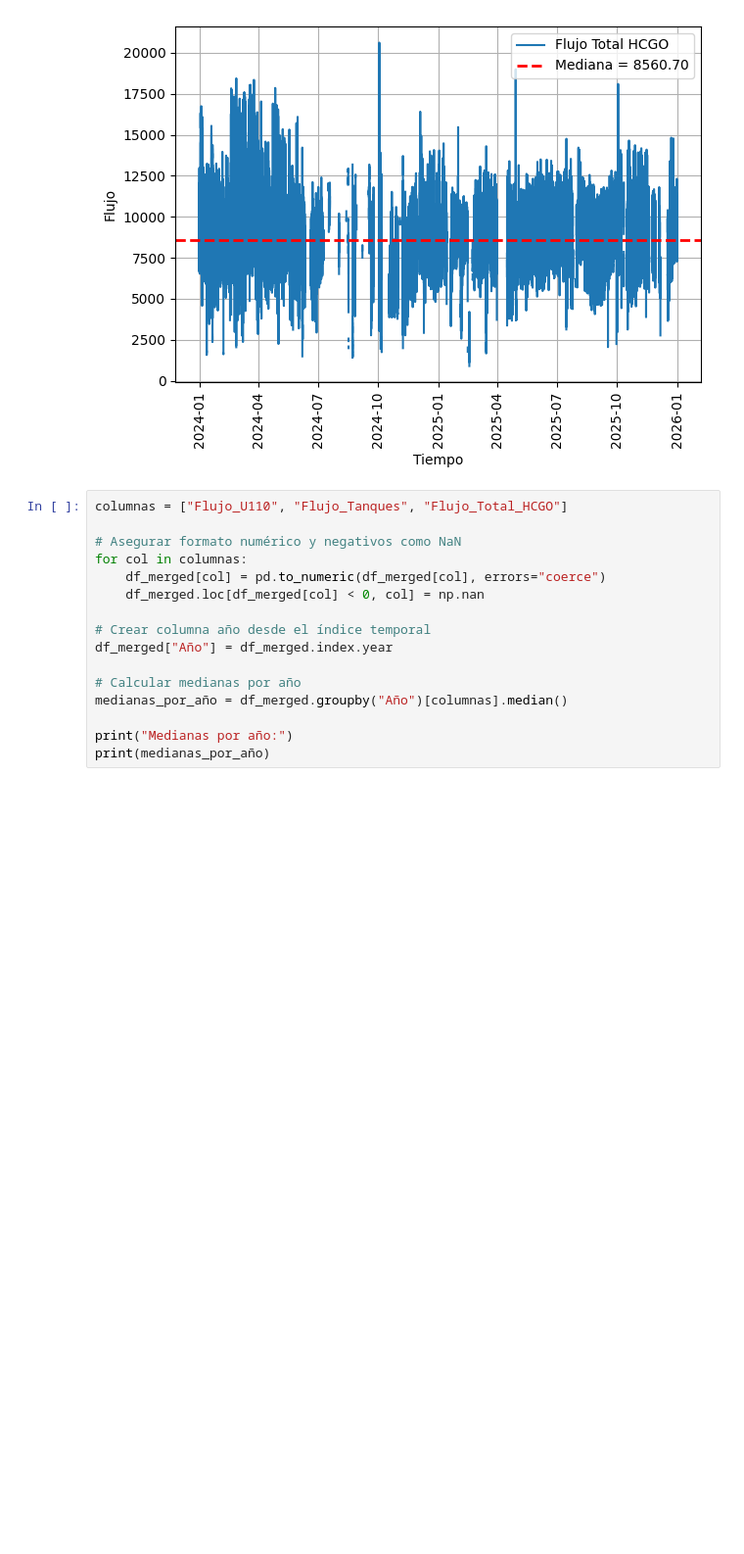
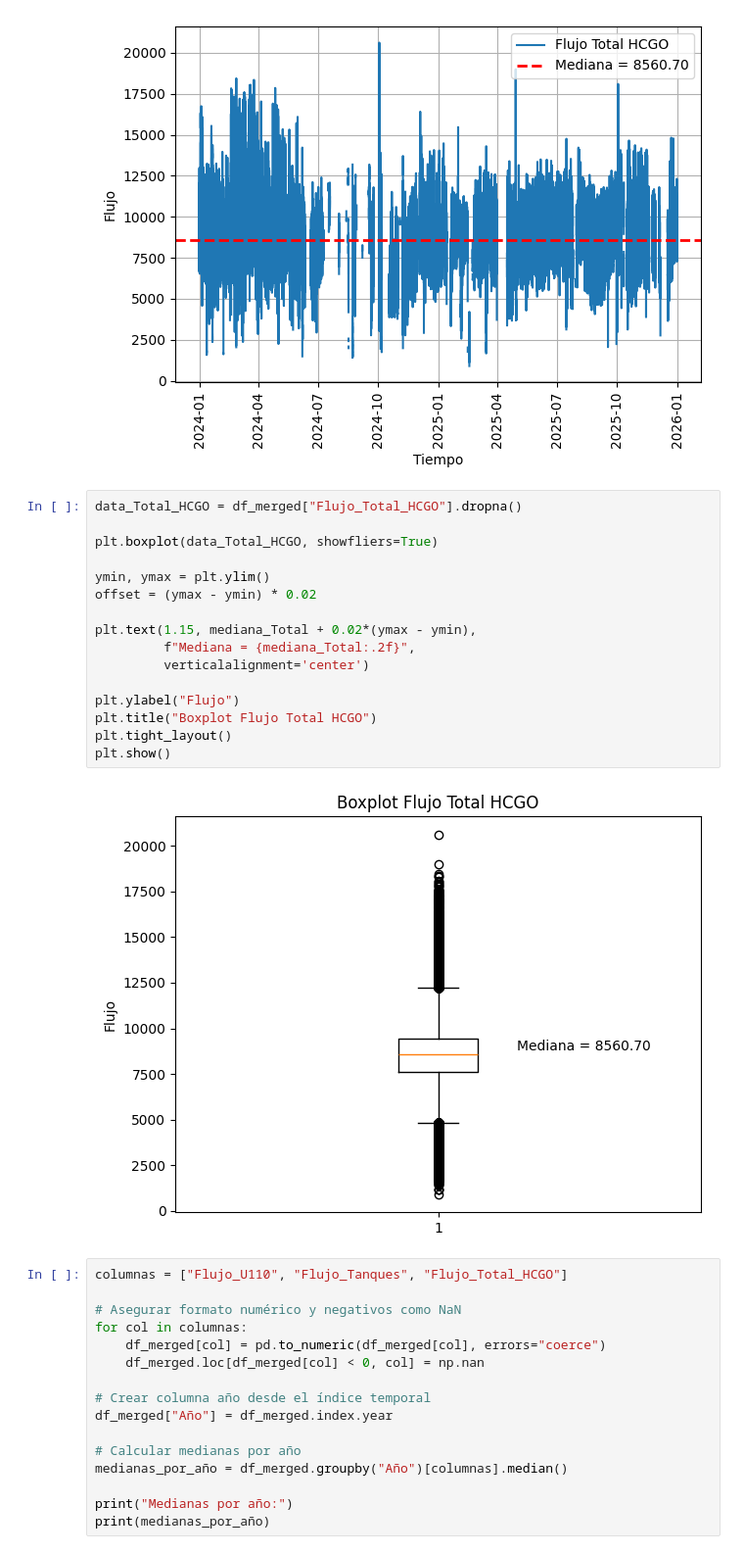
Before and after one commit to vbedoyaj21/OSBL, a Jupyter notebook: EDA_OSBL_Copia.ipynb, the cells around one changed output. Shown at 98% size. Cells and saved outputs as stored; diff of their text form; blank space fills up the shorter version.

```diff
--- a/EDA_OSBL_Copia.ipynb
+++ b/EDA_OSBL_Copia.ipynb
@@ -193,6 +211,24 @@ plt.grid(True)
 plt.show()
 # %% [output]
 [figure]
+# %%
+data_Total_HCGO = df_merged["Flujo_Total_HCGO"].dropna()
+
+plt.boxplot(data_Total_HCGO, showfliers=True)
+
+ymin, ymax = plt.ylim()
+offset = (ymax - ymin) * 0.02
+
+plt.text(1.15, mediana_Total + 0.02*(ymax - ymin),
+         f"Mediana = {mediana_Total:.2f}",
+         verticalalignment='center')
+
+plt.ylabel("Flujo")
+plt.title("Boxplot Flujo Total HCGO")
+plt.tight_layout()
+plt.show()
+# %% [output]
+[figure, added]
 # %%
 columnas = ["Flujo_U110", "Flujo_Tanques", "Flujo_Total_HCGO"]
 
```
Also changed, not shown: parts of 1 cell of this notebook.
